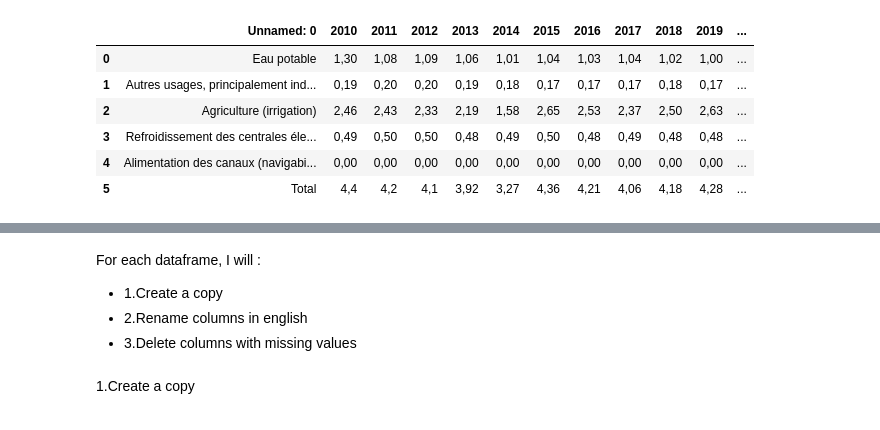
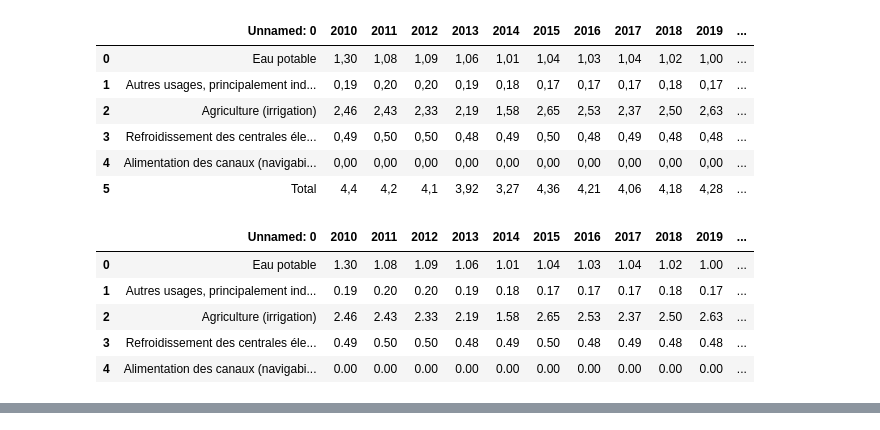
Before and after one commit to Claire540/Mid_project, a Jupyter notebook: notebooks/Project_Water_in_France.ipynb, the cells around one changed output, grey strips where cells are left out. Drawn from its saved outputs; the diff is of its cells as text; code cells hidden in the pictures.

```diff
--- a/notebooks/Project_Water_in_France.ipynb
+++ b/notebooks/Project_Water_in_France.ipynb
@@ -50,6 +127,17 @@ data4
 | 3 | Refroidissement des centrales éle... | 0,49 | 0,50 | 0,50 | 0,48 | 0,49 | 0,50 | 0,48 | 0,49 | 0,48 | 0,48 | ... |
 | 4 | Alimentation des canaux (navigabi... | 0,00 | 0,00 | 0,00 | 0,00 | 0,00 | 0,00 | 0,00 | 0,00 | 0,00 | 0,00 | ... |
 | 5 | Total | 4,4 | 4,2 | 4,1 | 3,92 | 3,27 | 4,36 | 4,21 | 4,06 | 4,18 | 4,28 | ... |
+# %%
+columns_to_clean = ["2010","2011","2012","2013","2014","2015","2016","2017","2018","2019"]
+data4 = functions.replace_comma_by_dot(data4, columns_to_clean)
+data4.head()
+# %% [output]
+|  | Unnamed: 0 | 2010 | 2011 | 2012 | 2013 | 2014 | 2015 | 2016 | 2017 | 2018 | 2019 | ... |
+| 0 | Eau potable | 1.30 | 1.08 | 1.09 | 1.06 | 1.01 | 1.04 | 1.03 | 1.04 | 1.02 | 1.00 | ... |
+| 1 | Autres usages, principalement ind... | 0.19 | 0.20 | 0.20 | 0.19 | 0.18 | 0.17 | 0.17 | 0.17 | 0.18 | 0.17 | ... |
+| 2 | Agriculture (irrigation) | 2.46 | 2.43 | 2.33 | 2.19 | 1.58 | 2.65 | 2.53 | 2.37 | 2.50 | 2.63 | ... |
+| 3 | Refroidissement des centrales éle... | 0.49 | 0.50 | 0.50 | 0.48 | 0.49 | 0.50 | 0.48 | 0.49 | 0.48 | 0.48 | ... |
+| 4 | Alimentation des canaux (navigabi... | 0.00 | 0.00 | 0.00 | 0.00 | 0.00 | 0.00 | 0.00 | 0.00 | 0.00 | 0.00 | ... |
 # %%
 data5=pd.read_csv('../data/raw/bilan_env_2022_fiche_2_pollution_eaux/graph_3.csv', sep=";")
 data5
@@ -68,10 +156,3 @@ data5
 | 10 | Microbiologie | 20 | 66,6666666666667 | 90 | 13,6363636363636 | 37,5 | 19,3548387096774 | 78,9473684210526 | 58,3333333333333 | 13,7931034482759 | ... |
 | 11 | Qualité autres paramètres | 35 | 33,3333333333333 | 40 | 36,3636363636364 | 37,5 | 32,258064516129 | 47,3684210526316 | 33,3333333333333 | 22,4137931034483 | ... |
 12 rows × 47 columns
-# %% [markdown]
-For each dataframe, I will :
-- 1.Create a copy
-- 2.Rename columns in english
-- 3.Delete columns with missing values
-# %% [markdown]
-1.Create a copy
```
Also changed, not shown: parts of 32 cells of this notebook.
